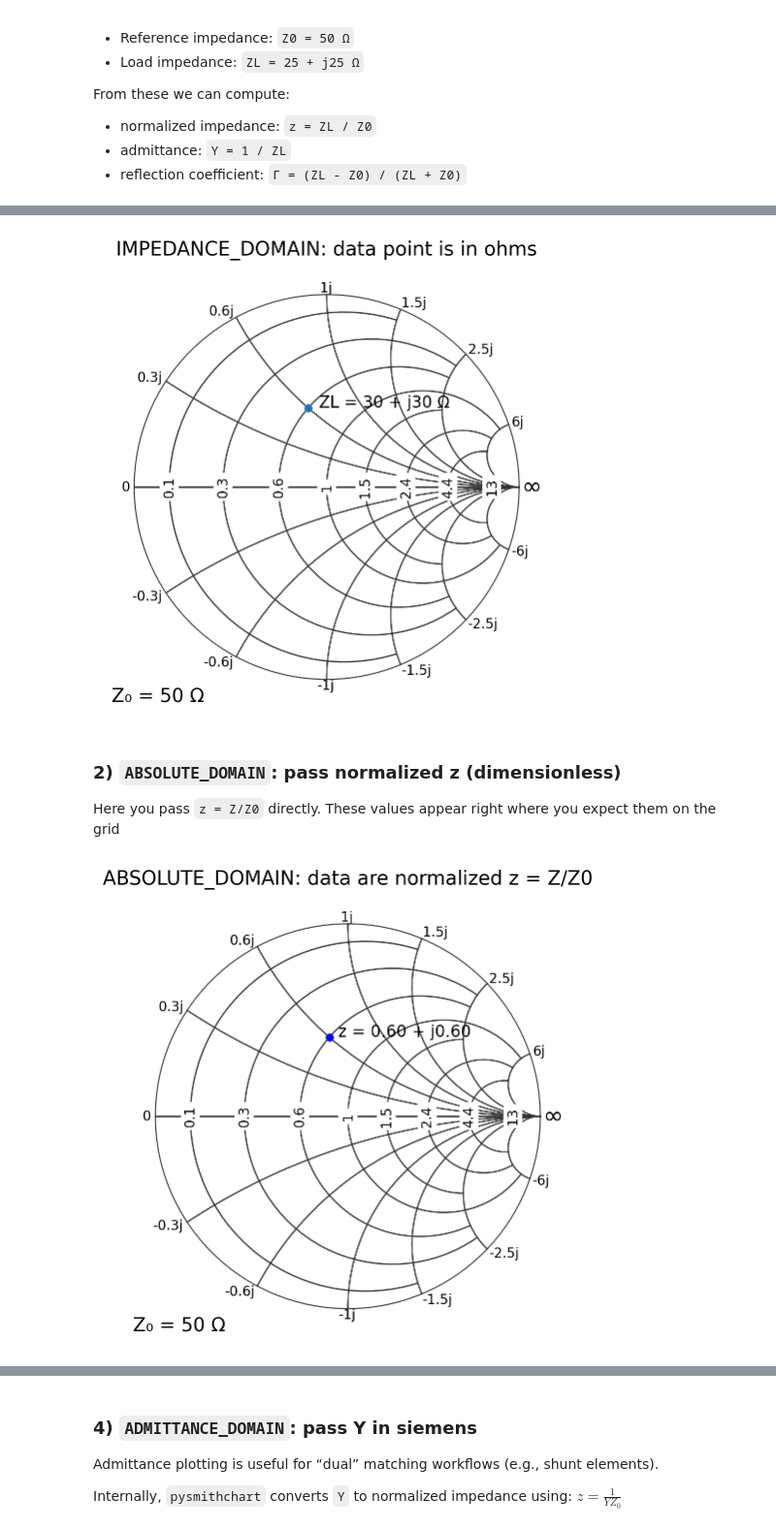
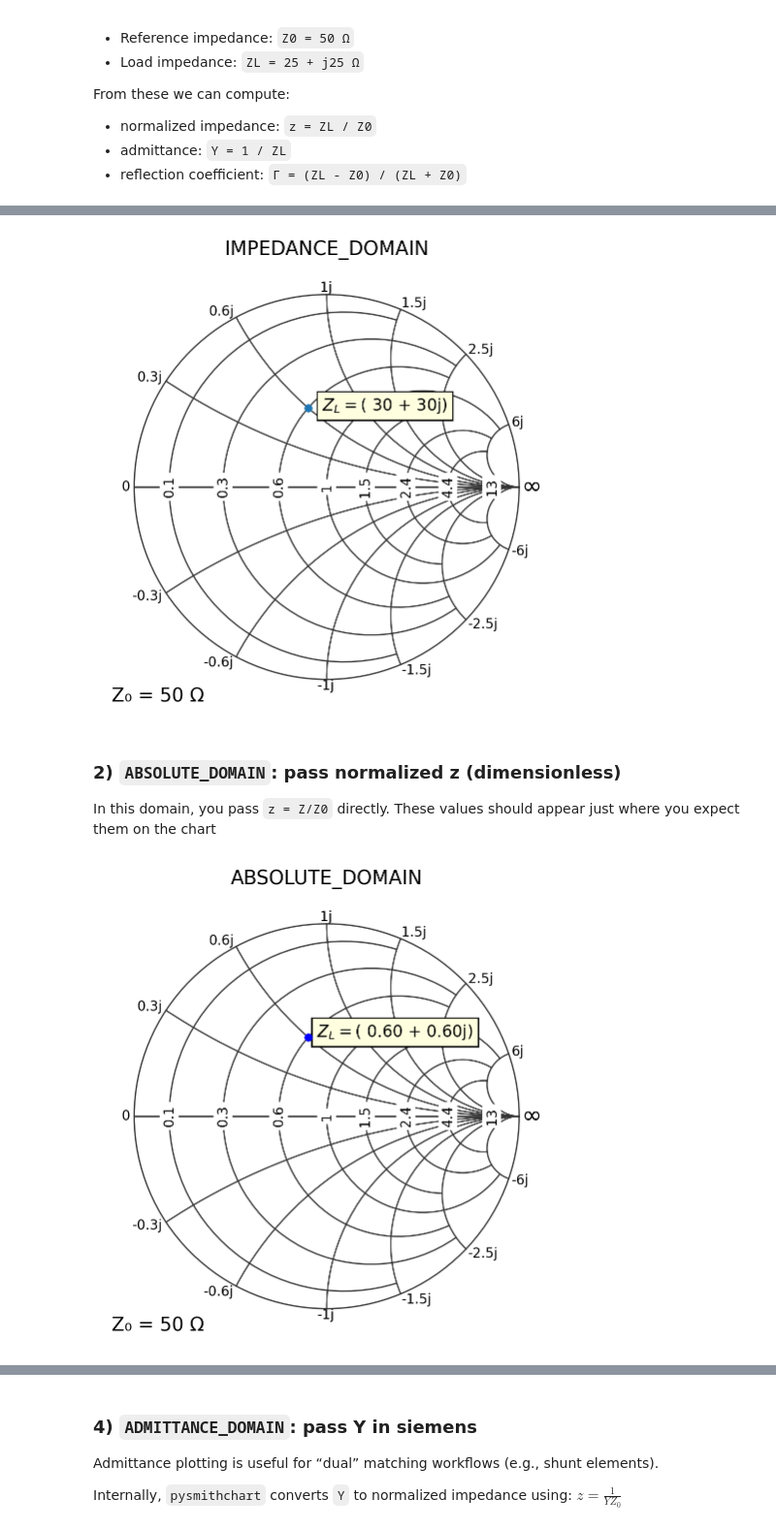
Before and after one commit to scottprahl/pysmithchart, a Jupyter notebook: docs/02_domains.ipynb, the cells around one changed output, grey strips where cells are left out. Shown at 97% size. Saved outputs shown, nothing was run; the diff lists cells and outputs as text; code cells hidden in the pictures.

```diff
--- a/docs/02_domains.ipynb
+++ b/docs/02_domains.ipynb
@@ -20,6 +20,8 @@ if sys.platform == "emscripten":
 import pysmithchart
 from pysmithchart import IMPEDANCE_DOMAIN, ADMITTANCE_DOMAIN, REFLECTANCE_DOMAIN, ABSOLUTE_DOMAIN
 from pysmithchart import utils
+
+text_box = dict(facecolor="lightyellow")
 # %% [markdown]
 ## Domain quick reference
 
@@ -101,30 +94,34 @@ This is the default domain. You pass `Z` in ohms; `pysmithchart` divides by `Z0`
 plt.figure(figsize=(6, 6))
 ax = plt.subplot(111, projection="smith", Z0=Z0)
 
-ax.plot([ZL], marker="o", linestyle="")
-ax.text(ZL.real + 3, ZL.imag + 3, f"ZL = {ZL.real:.0f} + j{ZL.imag:.0f} Ω")
+ax.plot(ZL, marker="o", linestyle="")
+text_offset = 5 + 3j
+ax.text(ZL + text_offset, "$Z_L =$" + utils.cs(ZL, 0), bbox=text_box)
 
-ax.set_title("IMPEDANCE_DOMAIN: data points are in ohms")
+ax.set_title("IMPEDANCE_DOMAIN")
 plt.show()
 # %% [output]
-[figure, old version]
+[figure, new version]
 # %% [markdown]
 ### 2) `ABSOLUTE_DOMAIN`: pass **normalized z** (dimensionless)
 
-Here you pass `z = Z/Z0` directly. These values appear right where you expect them on the grid
+In this domain, you pass `z = Z/Z0` directly. These values should appear just where you expect them on the chart
 # %%
-offset = 0.05 + 0.05j
+Z0 = 50
+ZL = 30 + 1j * 30
+z_norm = ZL / Z0
 
 plt.figure(figsize=(6, 6))
 ax = plt.subplot(111, projection="smith", domain=ABSOLUTE_DOMAIN)
 
 ax.plot(z_norm, "bo")
-ax.text(z_norm + offset, f"z = {z_norm.real:.2f} + j{z_norm.imag:.2f}")
+text_offset = 0.05 + 0.05j
+ax.text(z_norm + text_offset, "$Z_L =$" + utils.cs(z_norm, 2), bbox=text_box)
 
-ax.set_title("ABSOLUTE_DOMAIN: data are normalized z = Z/Z0")
+ax.set_title("ABSOLUTE_DOMAIN")
 plt.show()
 # %% [output]
-[figure, old version]
+[figure, new version]
 # %% [markdown]
 ### 3) `REFLECTANCE_DOMAIN`: pass **Γ (S11)**
 
```
Also changed, not shown: parts of 13 cells of this notebook, 3 other files.
